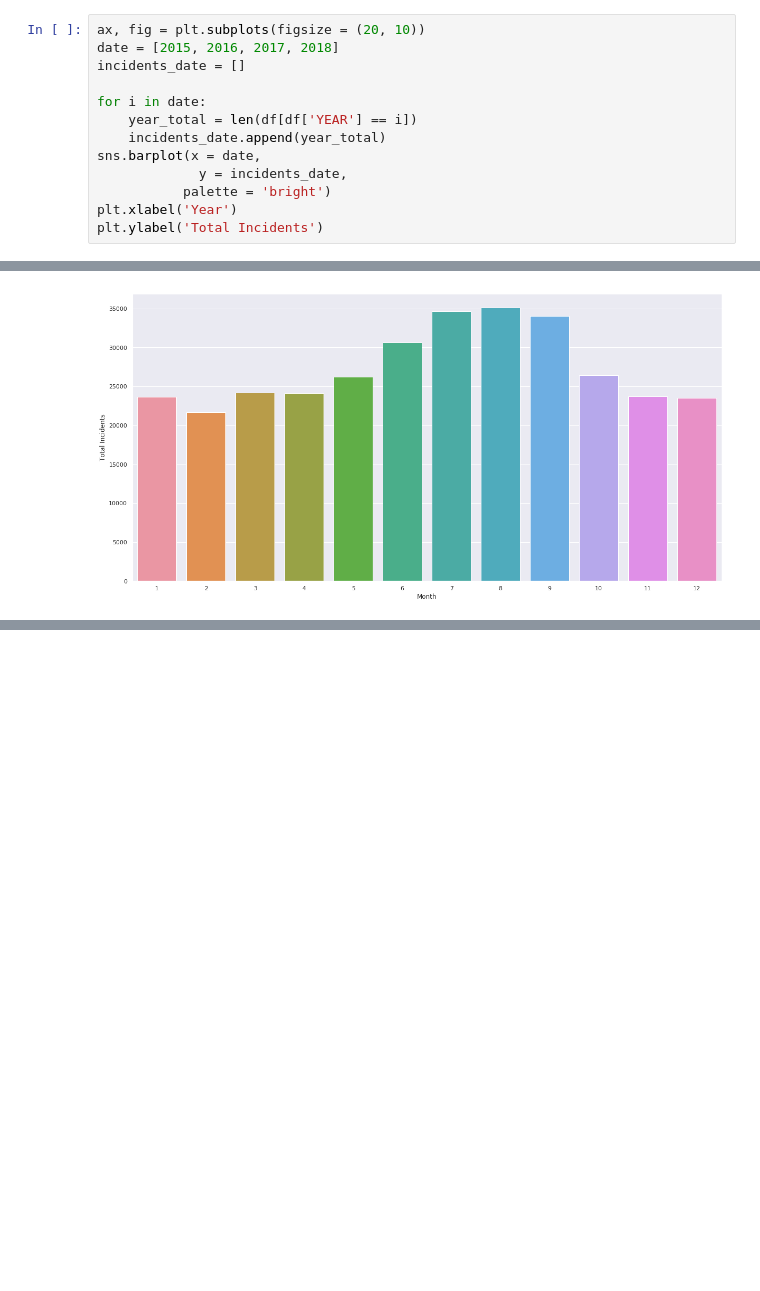
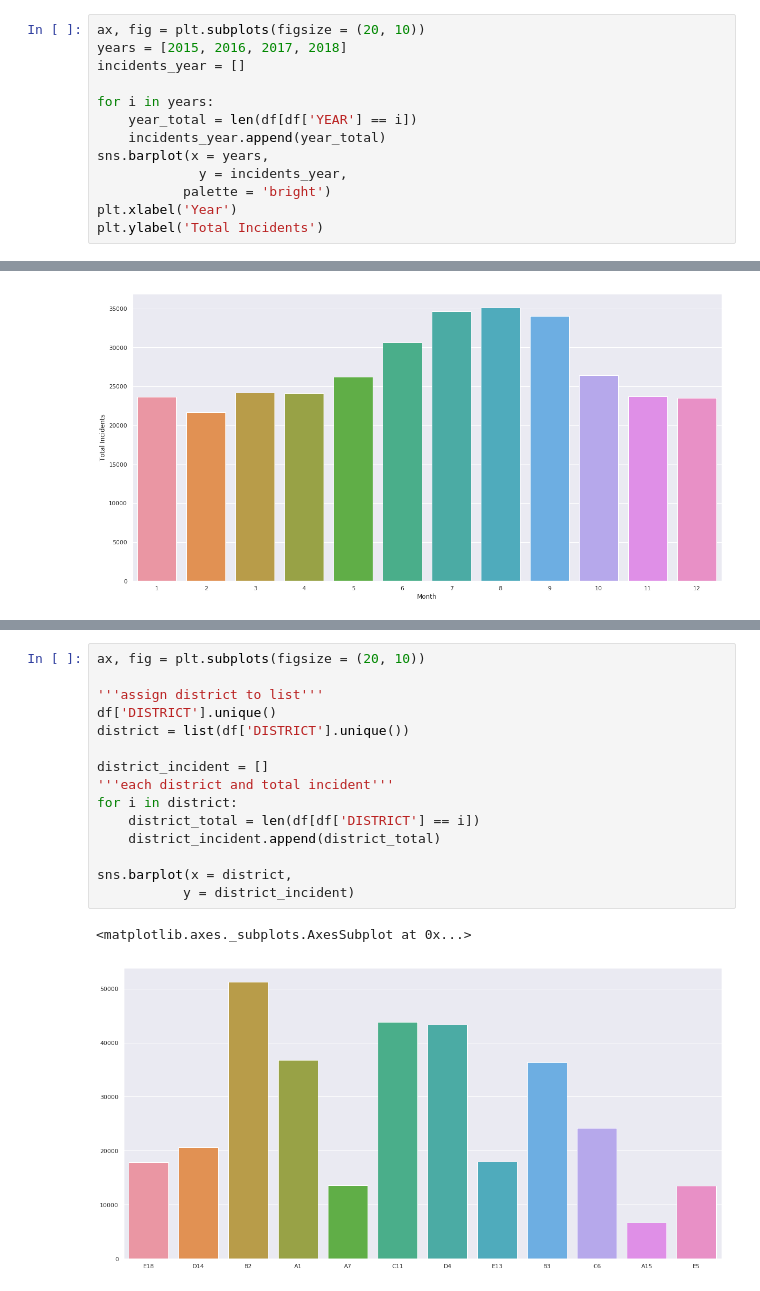
Before and after one commit to tlplus/kaggle-projects, a Jupyter notebook: 03_Boston_Crimes/Crime in Boston.ipynb, the cells around one changed output, grey strips where cells are left out. Cells and saved outputs as stored; diff of their text form; blank space fills up the shorter version.

```diff
--- a/03_Boston_Crimes/Crime in Boston.ipynb
+++ b/03_Boston_Crimes/Crime in Boston.ipynb
@@ -76,14 +76,14 @@ df['YEAR'].dtype
 dtype('int64')
 # %%
 ax, fig = plt.subplots(figsize = (20, 10))
-date = [2015, 2016, 2017, 2018]
-incidents_date = []
+years = [2015, 2016, 2017, 2018]
+incidents_year = []
 
-for i in date:
+for i in years:
     year_total = len(df[df['YEAR'] == i])
-    incidents_date.append(year_total)
-sns.barplot(x = date,
-             y = incidents_date,
+    incidents_year.append(year_total)
+sns.barplot(x = years,
+             y = incidents_year,
            palette = 'bright')
 plt.xlabel('Year')
 plt.ylabel('Total Incidents')
@@ -112,0 +142,18 @@ Text(0, 0.5, 'Total Incidents')
+# %%
+ax, fig = plt.subplots(figsize = (20, 10))
+
+'''assign district to list'''
+df['DISTRICT'].unique()
+district = list(df['DISTRICT'].unique())
+
+district_incident = []
+'''each district and total incident'''
+for i in district:
+    district_total = len(df[df['DISTRICT'] == i])
+    district_incident.append(district_total)
+
+sns.barplot(x = district,
+           y = district_incident)
+# %% [output]
+<matplotlib.axes._subplots.AxesSubplot at 0x...>
+[figure, added]
```
Also changed, not shown: parts of 3 cells of this notebook.
